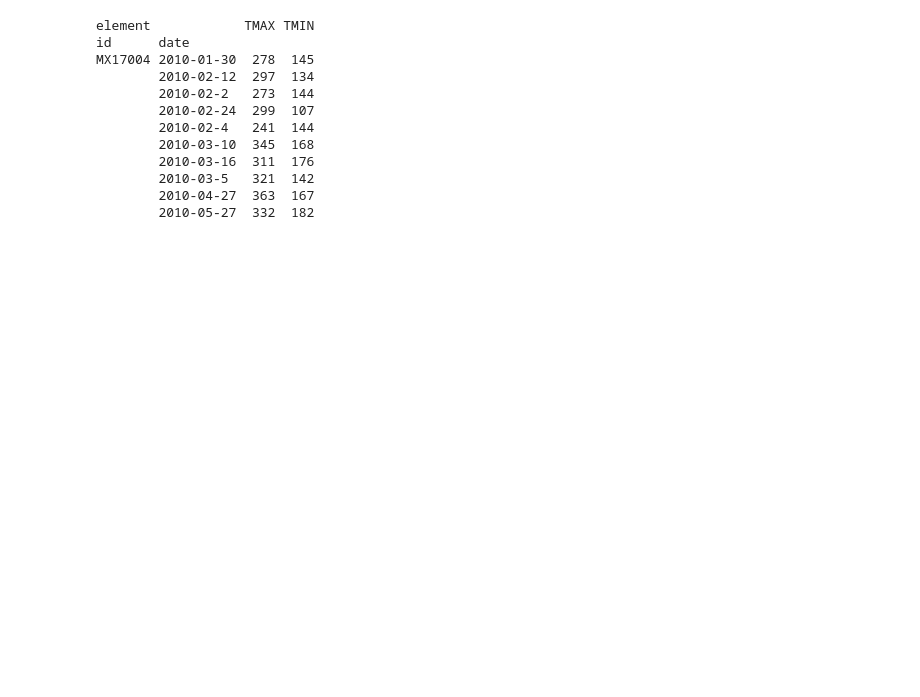
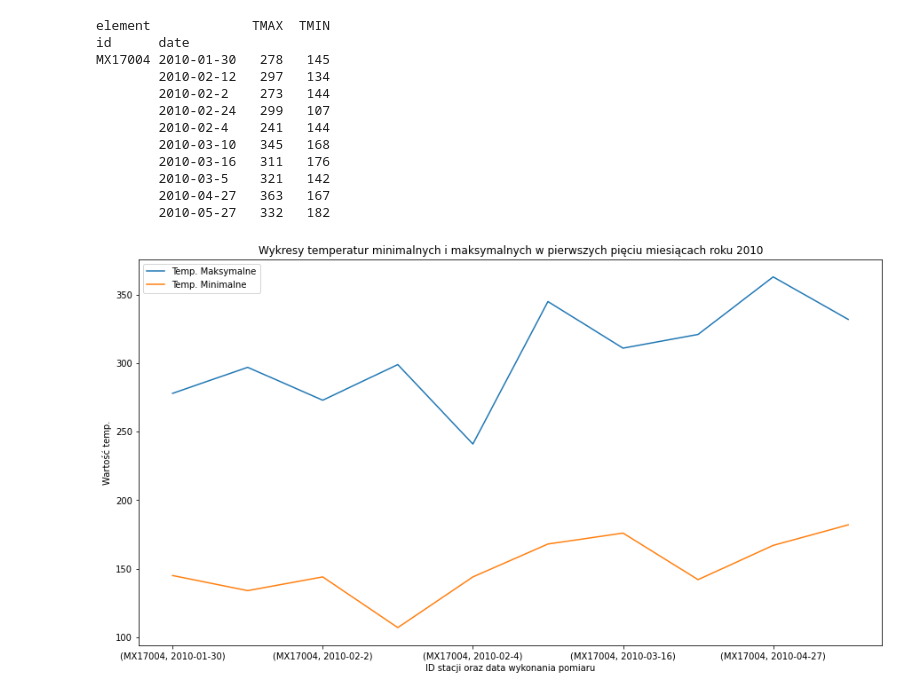
Before and after one commit to rafalkosla101/labolatorium-AiBD-RK, a Jupyter notebook: lab2/Command Files/lab2.ipynb, the cells around one changed output. Cells and saved outputs as stored; diff of their text form; code cells hidden in the pictures; blank space fills up the shorter version.

```diff
--- a/lab2/Command Files/lab2.ipynb
+++ b/lab2/Command Files/lab2.ipynb
@@ -63,4 +70,6 @@ print(df)
 # %%
 dfk = df.pivot(["id","date"],"element","value")
+dfk["TMAX"] = pd.to_numeric(dfk["TMAX"])
+dfk["TMIN"] = pd.to_numeric(dfk["TMIN"])
 print(dfk)
 # %% [output]
@@ -78,0 +88,11 @@ MX17004 2010-01-30  278  145
+# %%
+
+plt.figure(figsize=(15, 8))
+dfk.TMAX.plot()
+dfk.TMIN.plot()
+plt.legend(["Temp. Maksymalne","Temp. Minimalne"])
+plt.title("Wykresy temperatur minimalnych i maksymalnych w pierwszych pięciu miesiącach roku 2010")
+plt.xlabel("ID stacji oraz data wykonania pomiaru")
+plt.ylabel("Wartość temp.")
+# %% [output]
+[figure, added]
```
Also changed, not shown: parts of 8 cells of this notebook, 3 other files.
